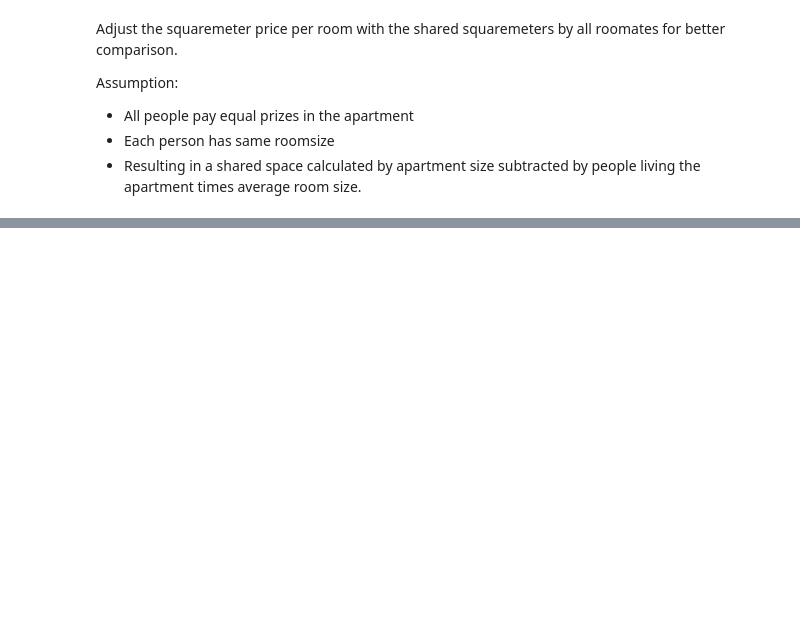
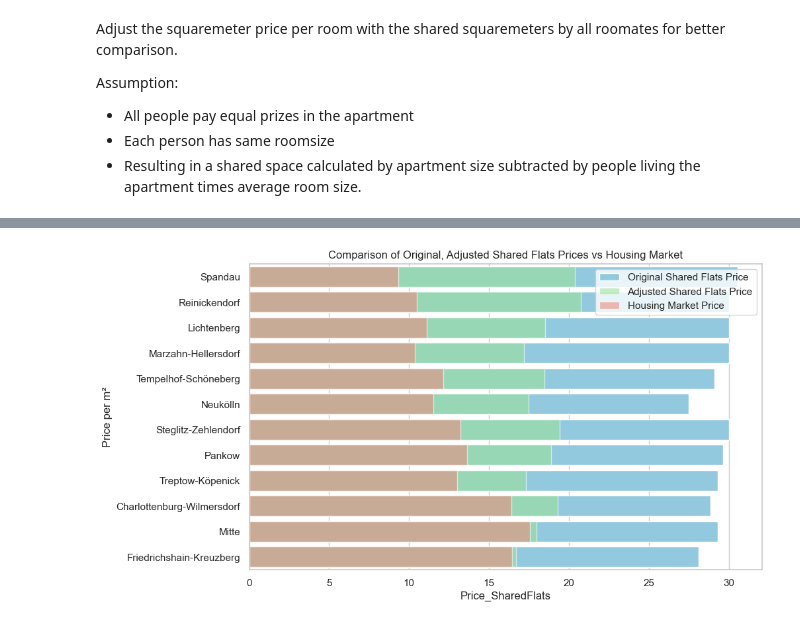
Before and after one commit to pascals00/WG-Gesucht, a Jupyter notebook: DataAnalysis/PriceAnalysis.ipynb, the cells around one changed output, grey strips where cells are left out. Cells and saved outputs as stored; diff of their text form; code cells hidden in the pictures; blank space fills up the shorter version.

Commit message:
DEV: Further Developed Price Analysis Notebook

```diff
--- a/DataAnalysis/PriceAnalysis.ipynb
+++ b/DataAnalysis/PriceAnalysis.ipynb
@@ -115,0 +290,10 @@ The highest adjusted price per m2 top 5 suburbs are:
+# %%
+df_yearly_increase['Average_Increase'] = df_yearly_increase['Average_Increase'] / 100
+
+# Add the forecasted 2023 and 2024 rents to the original df_combined DataFrame
+df['2023'] = df_district_median_rental_prices['2022'] * (1 + df_yearly_increase['Average_Increase'].values)
+df['2024'] = df_district_median_rental_prices['2023'] * (1 + df_yearly_increase['Average_Increase'].values)
+
+df_median_rental_price_2024 = df[['district', '2024']]
+
+df_median_rental_price_2024
@@ -115,0 +335,9 @@ The highest adjusted price per m2 top 5 suburbs are:
+# %%
+# Calculating the percentage differences for Original and Adjusted Prices vs. Housing Market
+df_comparison['Diff_Original_%'] = ((df_comparison['Price_SharedFlats'] - df_comparison['Price_HousingMarket']) / df_comparison['Price_HousingMarket']) * 100
+df_comparison['Diff_Adjusted_%'] = ((df_comparison['Price_Adjusted_SharedFlats'] - df_comparison['Price_HousingMarket']) / df_comparison['Price_HousingMarket']) * 100
+# %%
+df_comparison = df_comparison.sort_values('Diff_Original_%', ascending=False)
+
+print('The highest difference in price per m2 from shared flats to housing market top 10 districts are:')
+st.display_as_table(df_comparison[['District', 'Price_SharedFlats', 'Price_HousingMarket', 'Diff_SharedFlats_vs_HousingMarket','Diff_Original_%']].head(10))
@@ -115,0 +357,5 @@ The highest adjusted price per m2 top 5 suburbs are:
+# %%
+df_comparison = df_comparison.sort_values('Diff_Adjusted_%', ascending=False)
+
+print('The highest difference in price per m2 adjusted from shared flats to housing market top 10 districts are:')
+st.display_as_table(df_comparison[['District', 'Price_Adjusted_SharedFlats', 'Price_HousingMarket', 'Diff_SharedFlats_Adjusted_vs_HousingMarket','Diff_Adjusted_%']].head(10))
@@ -115,0 +375,21 @@ The highest adjusted price per m2 top 5 suburbs are:
+# %%
+# Plotting
+sns.set(style="whitegrid")
+plt.figure(figsize=(10, 6))
+
+# Plotting Original Prices
+sns.barplot(x='Price_SharedFlats', y='District', data=df_comparison, color='skyblue', label='Original Shared Flats Price')
+
+# Plotting Adjusted Prices
+sns.barplot(x='Price_Adjusted_SharedFlats', y='District', data=df_comparison, color='lightgreen', alpha=0.6, label='Adjusted Shared Flats Price')
+
+# Plotting Housing Market Prices
+sns.barplot(x='Price_HousingMarket', y='District', data=df_comparison, color='salmon', alpha=0.6, label='Housing Market Price')
+
+plt.title('Comparison of Original, Adjusted Shared Flats Prices vs Housing Market')
+plt.ylabel('Price per m²')
+plt.legend()
+
+plt.show()
+# %% [output]
+[figure, added]
```
Also changed, not shown: parts of 35 cells of this notebook, 3 other files.
